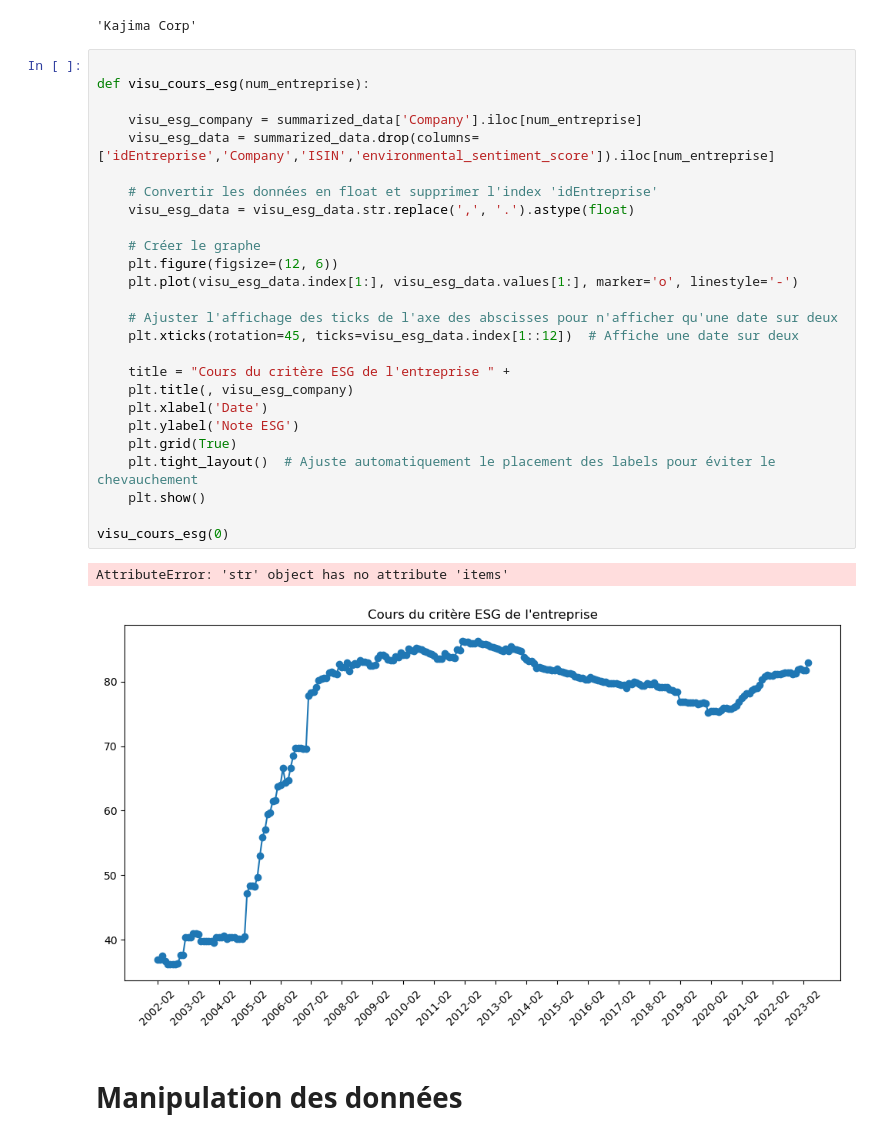
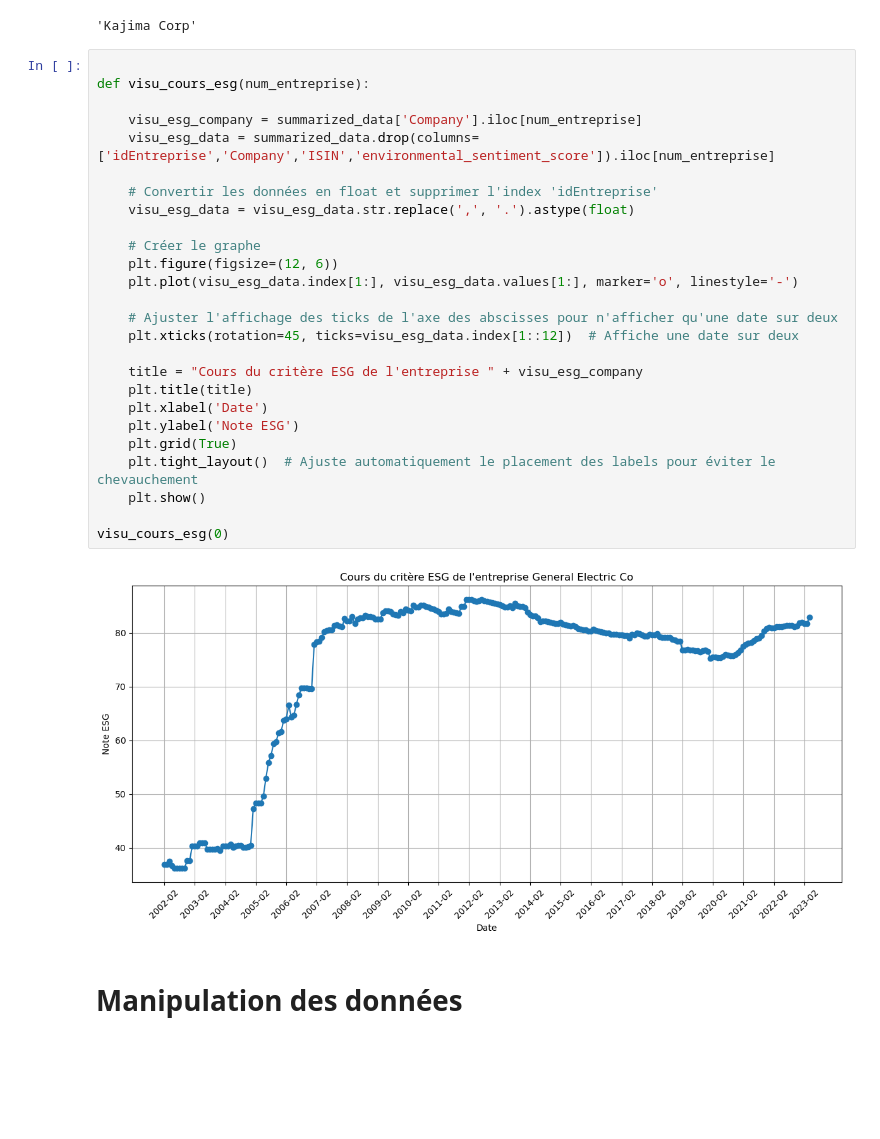
Before and after one commit to tgarnier067/Stat_app, a Jupyter notebook: Econometrie.ipynb, the cells around one changed output. Drawn from its saved outputs; the diff is of its cells as text; blank space fills up the shorter version.

Commit message:
Visualisation cours seg et score comm env

```diff
--- a/Econometrie.ipynb
+++ b/Econometrie.ipynb
@@ -162,32 +162,31 @@ visu_esg_company
 # %%
 
 def visu_cours_esg(num_entreprise):
 
     visu_esg_company = summarized_data['Company'].iloc[num_entreprise]
     visu_esg_data = summarized_data.drop(columns=['idEntreprise','Company','ISIN','environmental_sentiment_score']).iloc[num_entreprise]
 
     # Convertir les données en float et supprimer l'index 'idEntreprise'
     visu_esg_data = visu_esg_data.str.replace(',', '.').astype(float)
 
     # Créer le graphe
     plt.figure(figsize=(12, 6))
     plt.plot(visu_esg_data.index[1:], visu_esg_data.values[1:], marker='o', linestyle='-')
 
     # Ajuster l'affichage des ticks de l'axe des abscisses pour n'afficher qu'une date sur deux
     plt.xticks(rotation=45, ticks=visu_esg_data.index[1::12])  # Affiche une date sur deux
 
-    title = "Cours du critère ESG de l'entreprise " +
-    plt.title(, visu_esg_company)
+    title = "Cours du critère ESG de l'entreprise " + visu_esg_company
+    plt.title(title)
     plt.xlabel('Date')
     plt.ylabel('Note ESG')
     plt.grid(True)
     plt.tight_layout()  # Ajuste automatiquement le placement des labels pour éviter le chevauchement
     plt.show()
 
 visu_cours_esg(0)
 # %% [output]
-AttributeError: 'str' object has no attribute 'items'
-[figure, old version]
+[figure, new version]
 # %% [markdown]
 # Manipulation des données
 # %%
```
